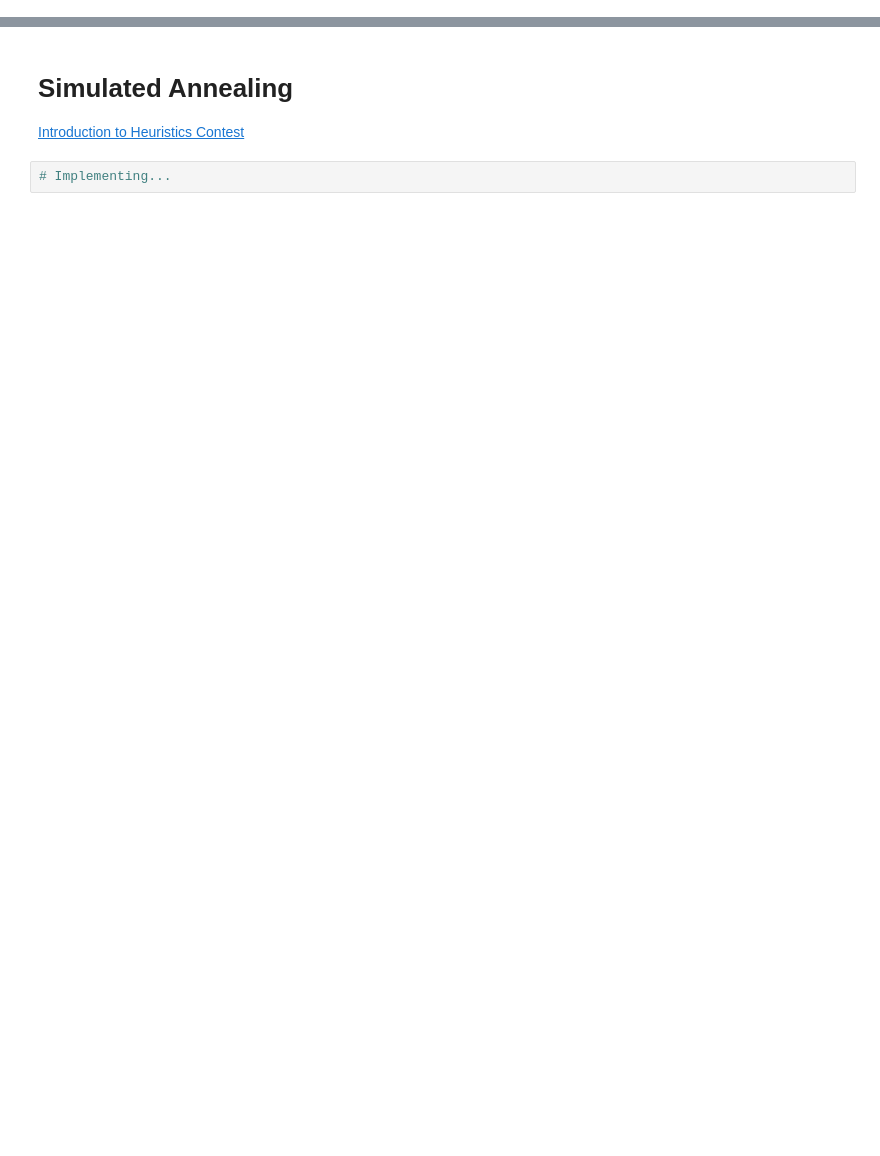
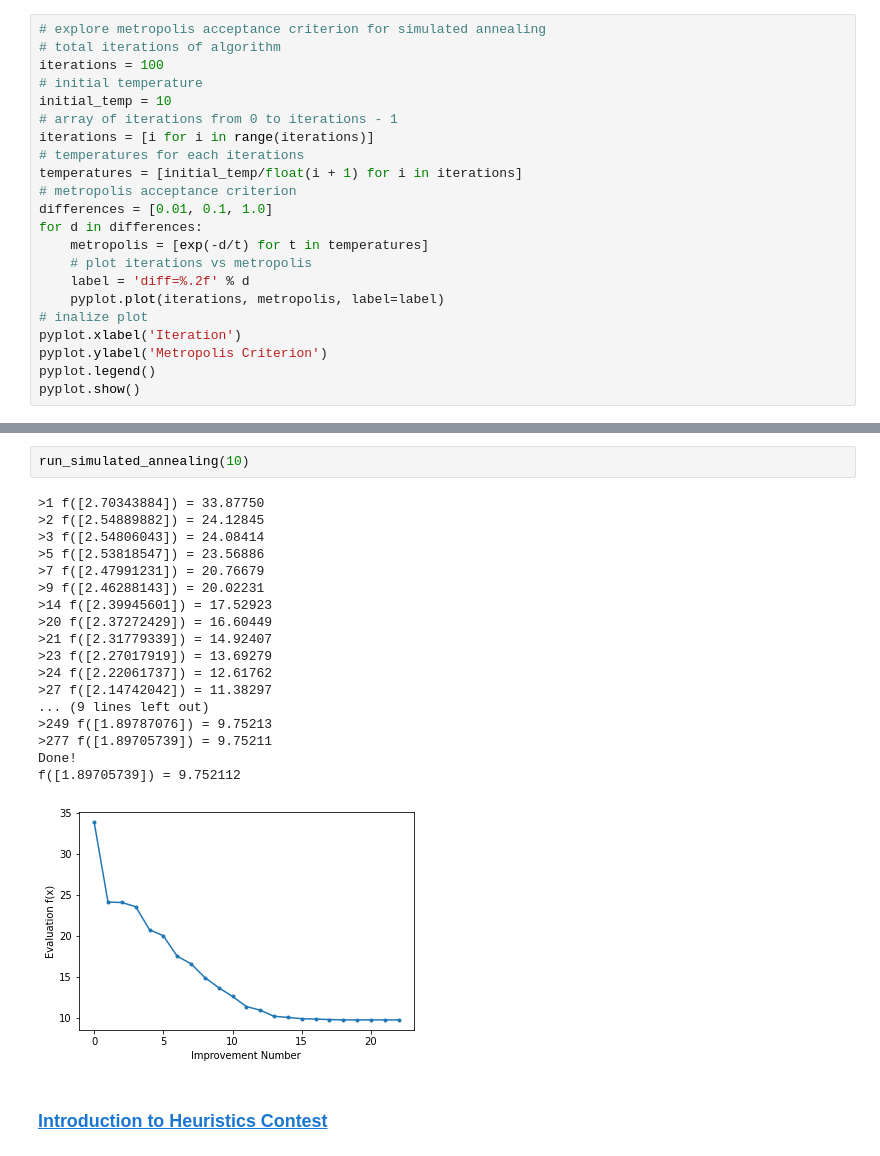
Before and after one commit to r-matsuzaka/atcoder, a Jupyter notebook: colab/simulated_annealing.ipynb, the cells around one changed output, grey strips where cells are left out. Saved outputs shown, nothing was run; the diff lists cells and outputs as text; blank space fills up the shorter version.

```diff
--- a/colab/simulated_annealing.ipynb
+++ b/colab/simulated_annealing.ipynb
@@ -2,0 +64,22 @@
+# %%
+# explore metropolis acceptance criterion for simulated annealing
+# total iterations of algorithm
+iterations = 100
+# initial temperature
+initial_temp = 10
+# array of iterations from 0 to iterations - 1
+iterations = [i for i in range(iterations)]
+# temperatures for each iterations
+temperatures = [initial_temp/float(i + 1) for i in iterations]
+# metropolis acceptance criterion
+differences = [0.01, 0.1, 1.0]
+for d in differences:
+	metropolis = [exp(-d/t) for t in temperatures]
+	# plot iterations vs metropolis
+	label = 'diff=%.2f' % d
+	pyplot.plot(iterations, metropolis, label=label)
+# inalize plot
+pyplot.xlabel('Iteration')
+pyplot.ylabel('Metropolis Criterion')
+pyplot.legend()
+pyplot.show()
@@ -3,7 +161,25 @@
+# %%
+run_simulated_annealing(10)
+# %% [output]
+>1 f([2.70343884]) = 33.87750
+>2 f([2.54889882]) = 24.12845
+>3 f([2.54806043]) = 24.08414
+>5 f([2.53818547]) = 23.56886
+>7 f([2.47991231]) = 20.76679
+>9 f([2.46288143]) = 20.02231
+>14 f([2.39945601]) = 17.52923
+>20 f([2.37272429]) = 16.60449
+>21 f([2.31779339]) = 14.92407
+>23 f([2.27017919]) = 13.69279
+>24 f([2.22061737]) = 12.61762
+>27 f([2.14742042]) = 11.38297
+... (9 lines left out)
+>249 f([1.89787076]) = 9.75213
+>277 f([1.89705739]) = 9.75211
+Done!
+f([1.89705739]) = 9.752112
+[figure, added]
 # %% [markdown]
-# Simulated Annealing
-[Introduction to Heuristics Contest](https://atcoder.jp/contests/intro-heuristics)
+### [Introduction to Heuristics Contest](https://atcoder.jp/contests/intro-heuristics)
-# %%
-# Implementing...
 # %% [markdown]
 # 参考文献
```
Also changed, not shown: parts of 9 cells of this notebook.
